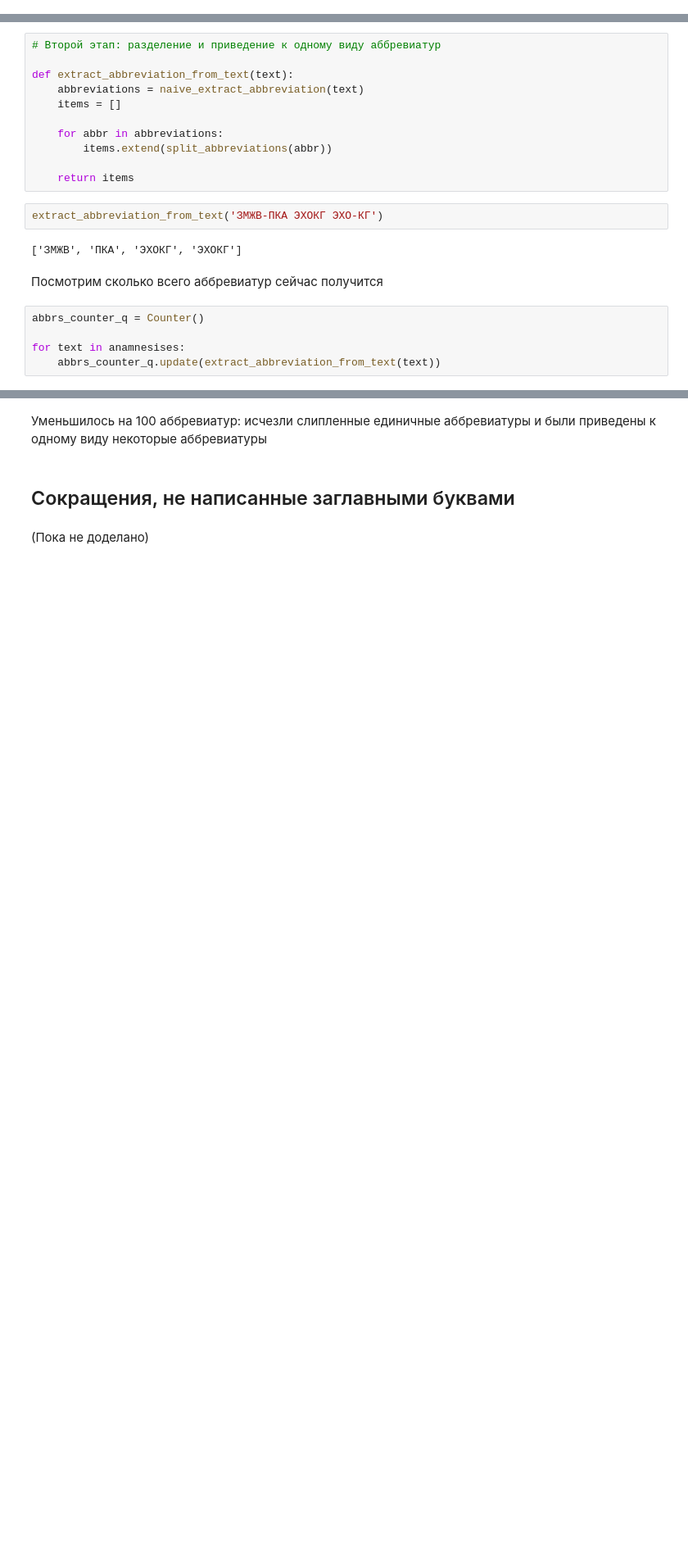
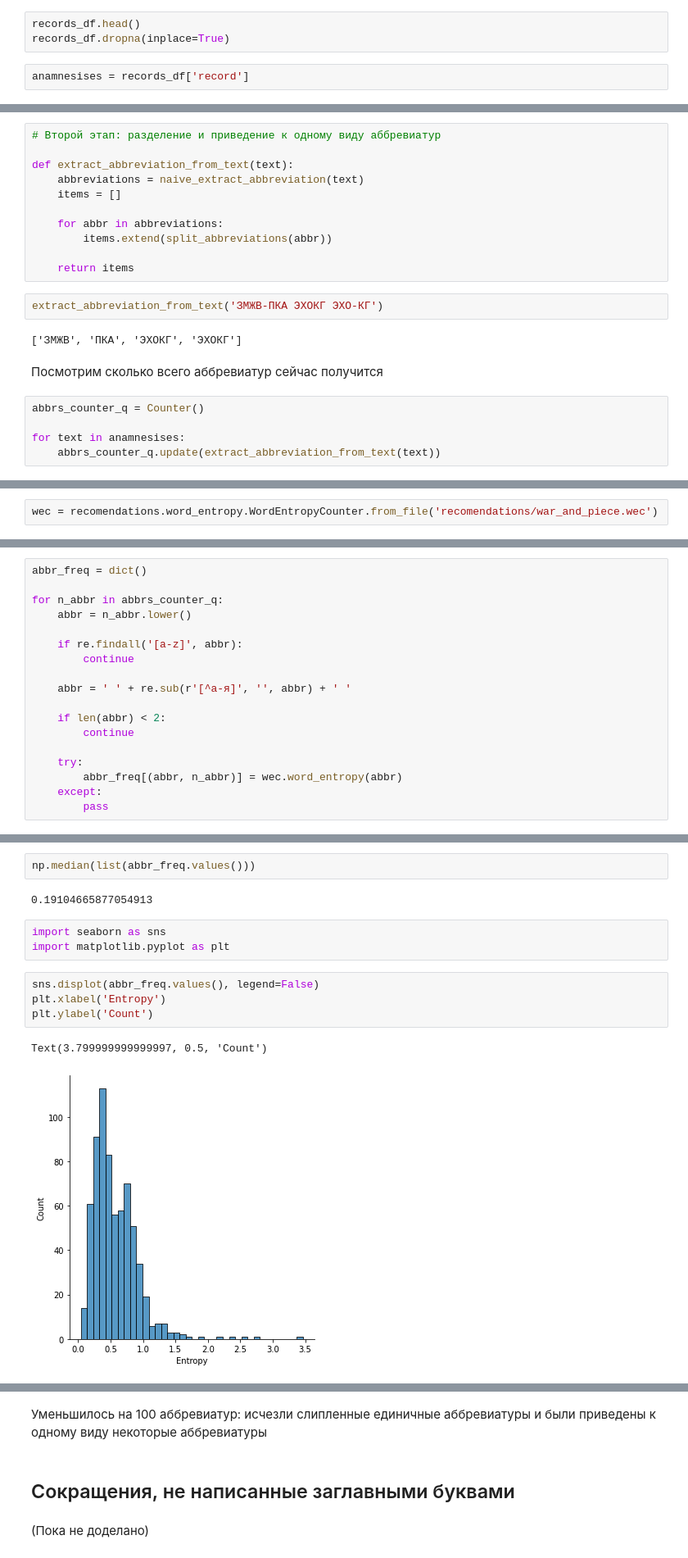
Before and after one commit to EgorovM/abbreviations_decode, a Jupyter notebook: abbr_extraction/2_extract_abbreviations.ipynb, the cells around one changed output, grey strips where cells are left out. Shown at 82% size. Saved outputs shown, nothing was run; the diff lists cells and outputs as text; blank space fills up the shorter version.

Commit message:
abbreviation voter by entropy and dict

```diff
--- a/abbr_extraction/2_extract_abbreviations.ipynb
+++ b/abbr_extraction/2_extract_abbreviations.ipynb
@@ -23,3 +25,8 @@ with open('../data/all_anamnesises.txt') as f:
+# %%
+records_df.head()
+records_df.dropna(inplace=True)
+# %%
+anamnesises = records_df['record']
 # %%
 def is_abbreviation(word):
     """
@@ -197,0 +167,2 @@ len(abbrs_counter_q)
+# %%
+wec = recomendations.word_entropy.WordEntropyCounter.from_file('recomendations/war_and_piece.wec')
@@ -197,0 +174,18 @@ len(abbrs_counter_q)
+# %%
+abbr_freq = dict()
+
+for n_abbr in abbrs_counter_q:
+    abbr = n_abbr.lower()
+
+    if re.findall('[a-z]', abbr):
+        continue
+
+    abbr = ' ' + re.sub(r'[^а-я]', '', abbr) + ' '
+
+    if len(abbr) < 2:
+        continue
+
+    try:
+        abbr_freq[(abbr, n_abbr)] = wec.word_entropy(abbr)
+    except:
+        pass
@@ -197,0 +239,14 @@ len(abbrs_counter_q)
+# %%
+np.median(list(abbr_freq.values()))
+# %% [output]
+0.19104665877054913
+# %%
+import seaborn as sns
+import matplotlib.pyplot as plt
+# %%
+sns.displot(abbr_freq.values(), legend=False)
+plt.xlabel('Entropy')
+plt.ylabel('Count')
+# %% [output]
+Text(3.799999999999997, 0.5, 'Count')
+[figure, added]
```
Also changed, not shown: parts of 26 cells of this notebook, 17 other files.
